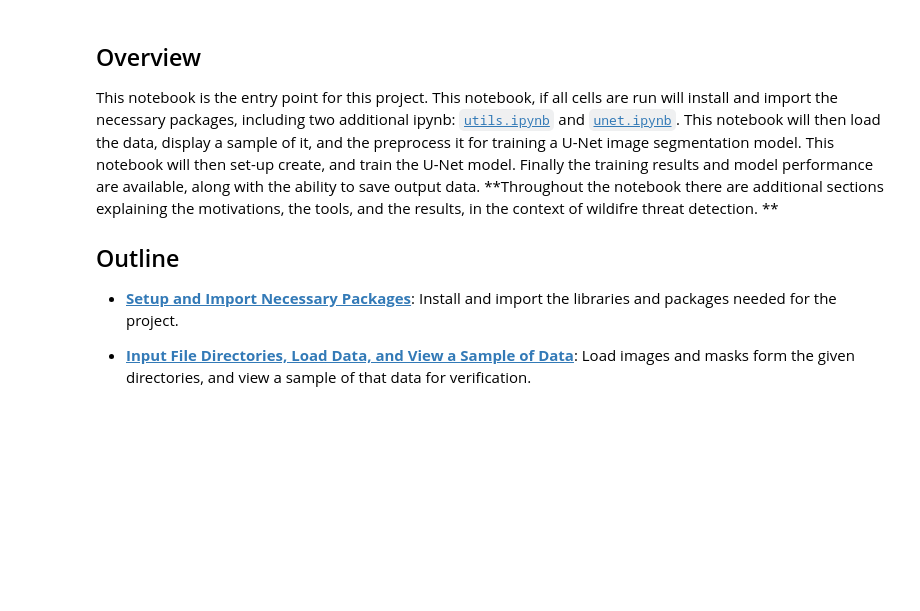
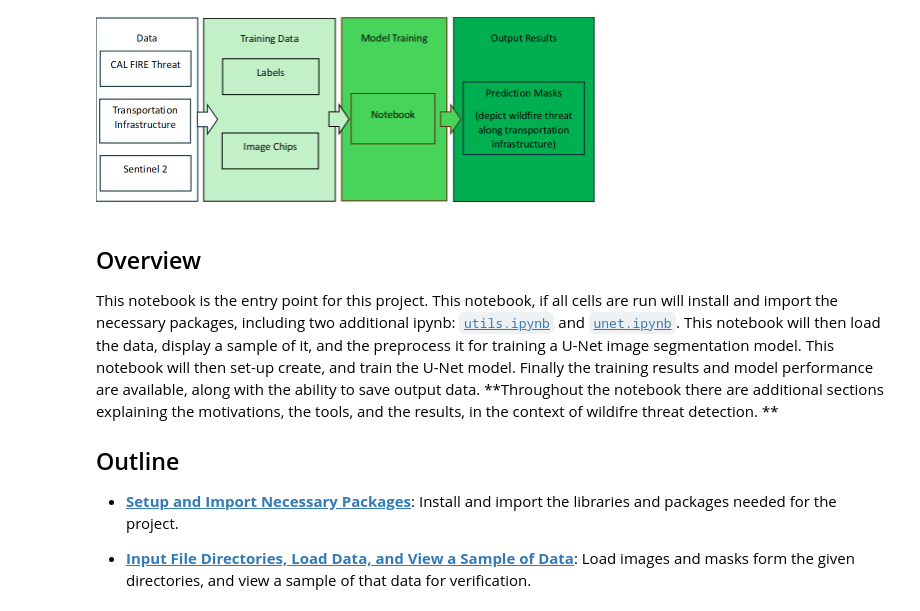
Before and after one commit to cna-iguide/iGuide_SpatialAI_2024, a Jupyter notebook: main.ipynb, the cells around one changed output. Saved outputs shown, nothing was run; the diff lists cells and outputs as text; code cells hidden in the pictures; blank space fills up the shorter version.

```diff
--- a/main.ipynb
+++ b/main.ipynb
@@ -23,3 +28,9 @@ We designed this tool to have broad applicability.
+# %%
+
+from IPython.display import Image, display
+display(Image("resources/flow_diagram.png", width=500))
+# %% [output]
+[figure, added]
 # %% [markdown]
 
 ## Overview
```
Also changed, not shown: parts of 2 cells of this notebook.
